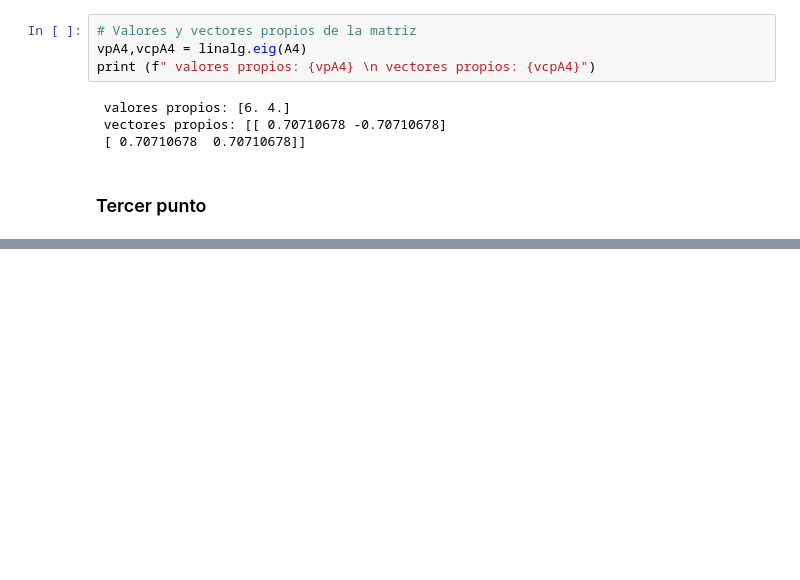
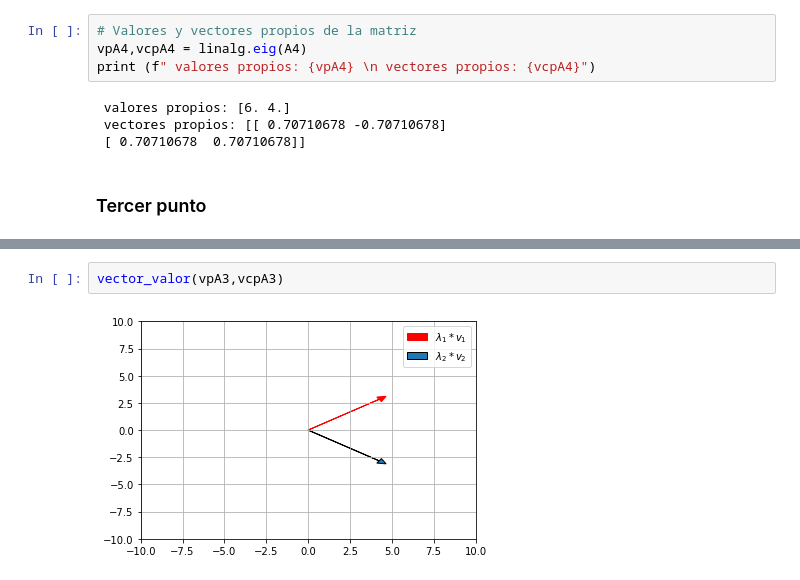
Before and after one commit to lab-optimizacion-202220/lab_formas_cuadraticas, a Jupyter notebook: formas_cuadraticas.ipynb, the cells around one changed output, grey strips where cells are left out. Drawn from its saved outputs; the diff is of its cells as text; blank space fills up the shorter version.

```diff
--- a/formas_cuadraticas.ipynb
+++ b/formas_cuadraticas.ipynb
@@ -159,0 +189,4 @@ print (f" valores propios: {vpA4} \n vectores propios: {vcpA4}")
+# %%
+vector_valor(vpA3,vcpA3)
+# %% [output]
+[figure, added]
```
Also changed, not shown: parts of 7 cells of this notebook.
